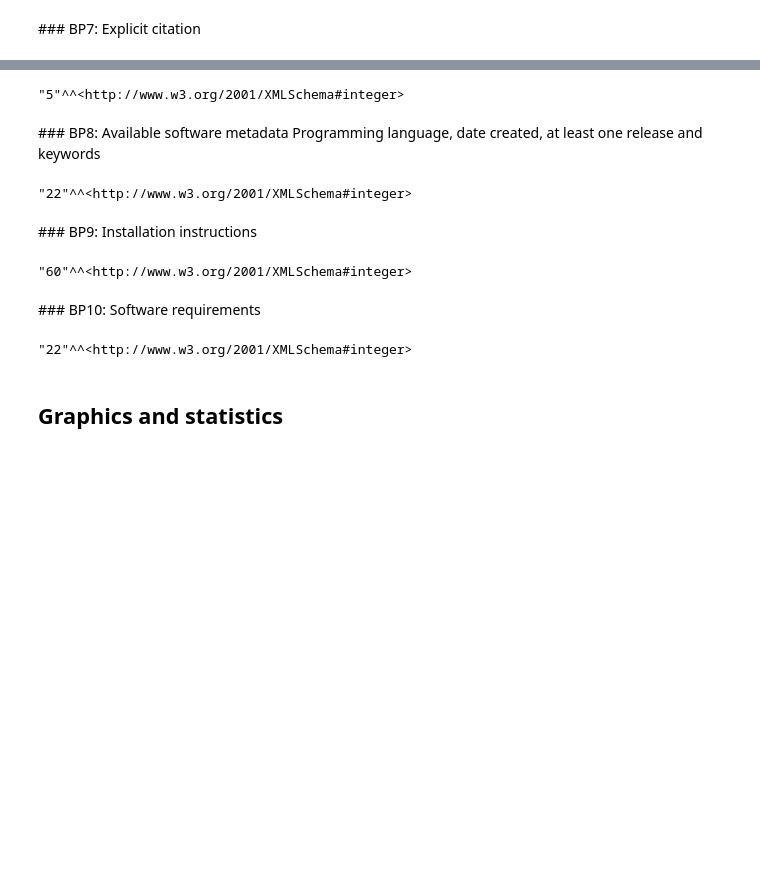
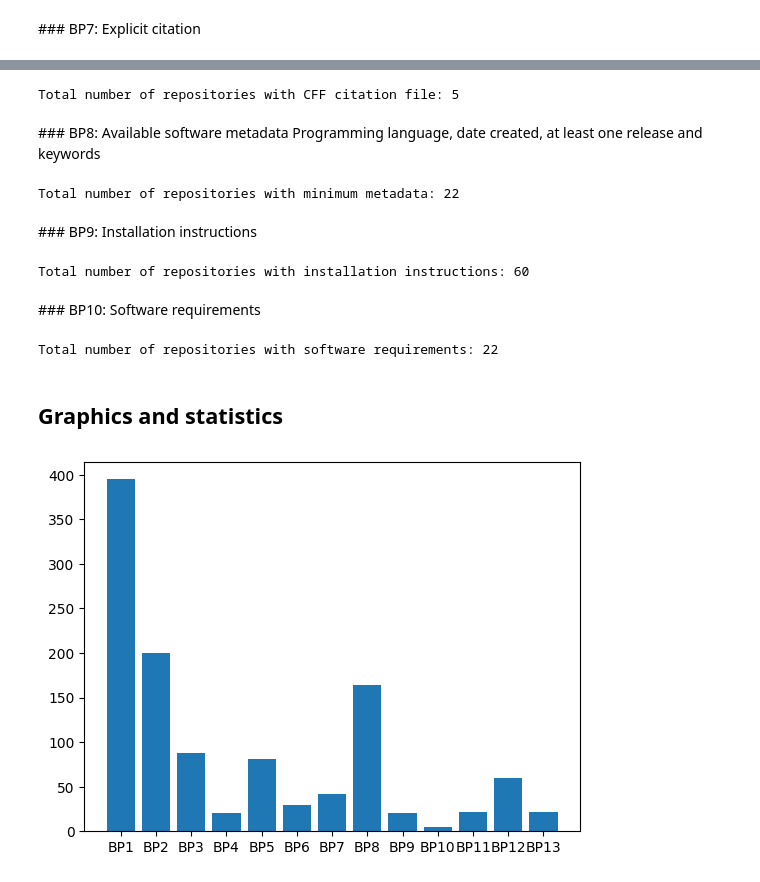
Before and after one commit to oeg-upm/oeg-software-graph, a Jupyter notebook: notebooks/kg-construction.ipynb, the cells around one changed output, grey strips where cells are left out. Drawn from its saved outputs; the diff is of its cells as text; code cells hidden in the pictures; blank space fills up the shorter version.

Commit message:
variables of results saved, initial graphics

```diff
--- a/notebooks/kg-construction.ipynb
+++ b/notebooks/kg-construction.ipynb
@@ -292,10 +294,10 @@ q_res = graph.query("""
 """)
 
 for solution in q_res:
-    print(solution['count_software'])
-    cff_citation = solution['count_software'].value
+    print("Total number of repositories with CFF citation file:", solution['count_software'].value)
+    result_list['cff_citation'] = solution['count_software'].value
 # %% [output]
-"5"^^<http://www.w3.org/2001/XMLSchema#integer>
+Total number of repositories with CFF citation file: 5
 # %% [markdown]
 ### BP8: Available software metadata
 Programming language, date created, at least one release and keywords
@@ -318,10 +320,10 @@ q_res = graph.query("""
 """)
 
 for solution in q_res:
-    print(solution['count_software'])
-    total_repo_metadata = solution['count_software'].value
+    print("Total number of repositories with minimum metadata:", solution['count_software'].value)
+    result_list['total_repo_metadata'] = solution['count_software'].value
 # %% [output]
-"22"^^<http://www.w3.org/2001/XMLSchema#integer>
+Total number of repositories with minimum metadata: 22
 # %% [markdown]
 ### BP9: Installation instructions
 # %%
@@ -339,10 +341,10 @@ q_res = graph.query("""
 """)
 
 for solution in q_res:
-    print(solution['count_software'])
-    total_install_inst = solution['count_software'].value
+    print("Total number of repositories with installation instructions:", solution['count_software'].value)
+    result_list['total_install_inst'] = solution['count_software'].value
 # %% [output]
-"60"^^<http://www.w3.org/2001/XMLSchema#integer>
+Total number of repositories with installation instructions: 60
 # %% [markdown]
 ### BP10: Software requirements
 # %%
@@ -360,8 +362,9 @@ q_res = graph.query("""
 """)
 
 for solution in q_res:
-    print(solution['count_software'])
+    print("Total number of repositories with software requirements:", solution['count_software'].value)
+    result_list['total_soft_requirements'] = solution['count_software'].value
 # %% [output]
-"22"^^<http://www.w3.org/2001/XMLSchema#integer>
+Total number of repositories with software requirements: 22
 # %% [markdown]
 ## Graphics and statistics
@@ -367,0 +373,9 @@ for solution in q_res:
+# %%
+numeric_result_list = dict([a, int(x)] for a, x in result_list.items())
+
+plt.bar(*zip(*numeric_result_list.items()))
+plt.xticks(range(len(numeric_result_list)), list(['BP1','BP2','BP3','BP4','BP5','BP6','BP7','BP8','BP9','BP10','BP11','BP12','BP13',]))
+
+plt.show()
+# %% [output]
+[figure, added]
```
Also changed, not shown: parts of 12 cells of this notebook.
